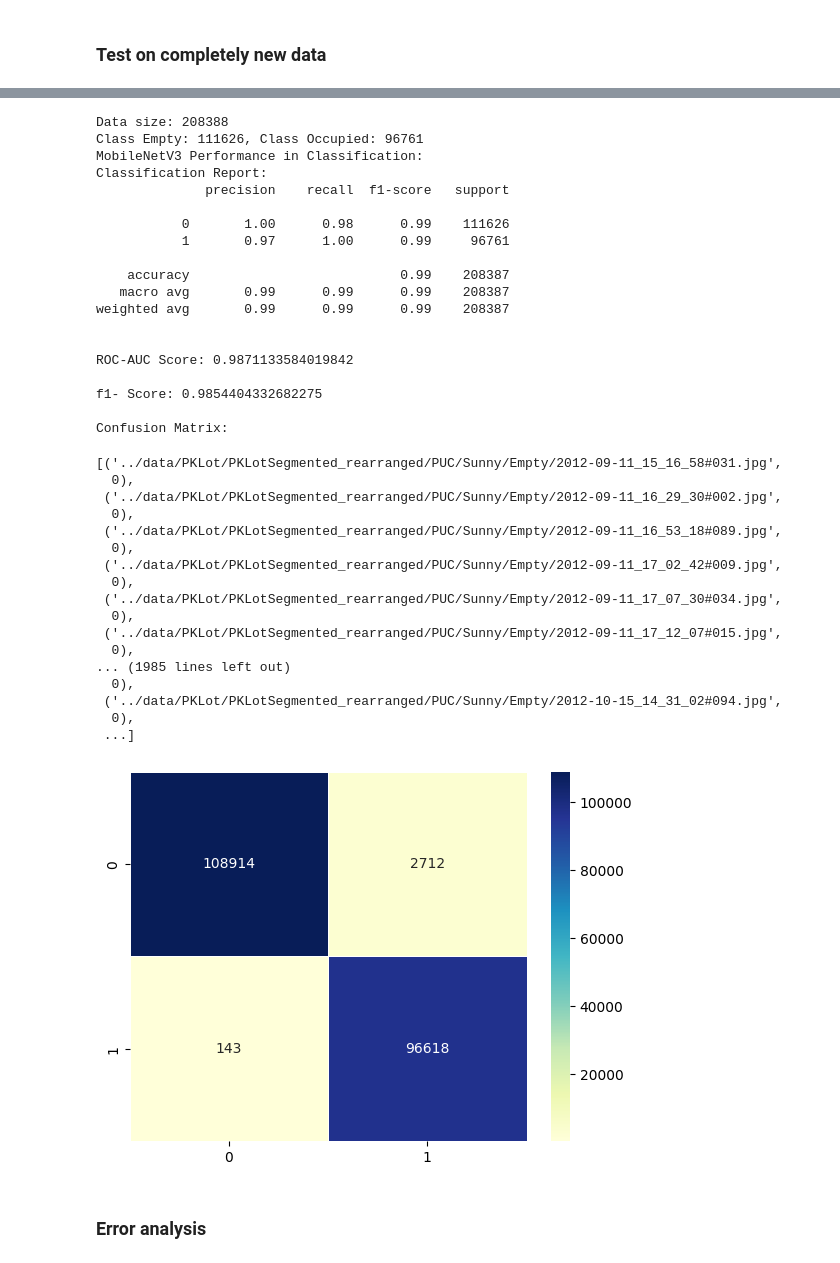
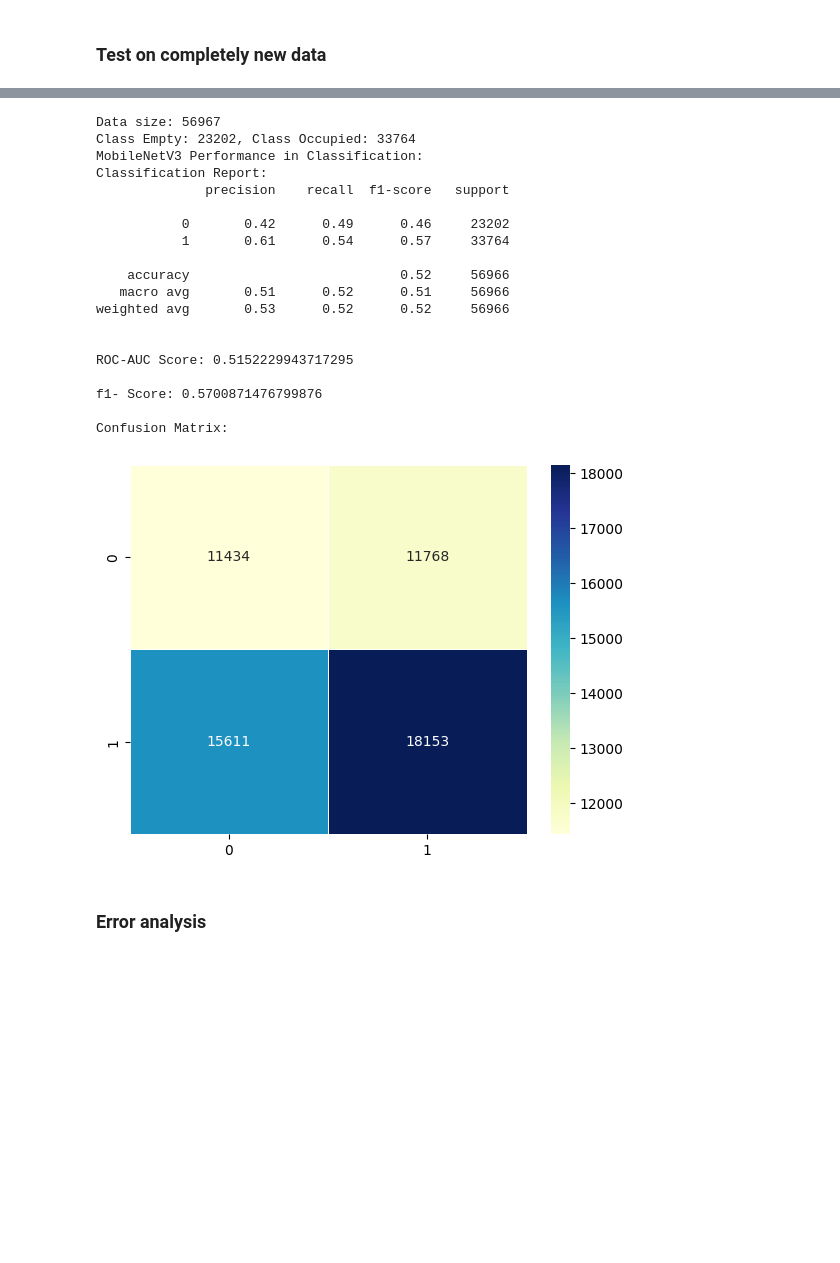
Before and after one commit to maxivmn/pklot, a Jupyter notebook: notebooks/classification.ipynb, the cells around one changed output, grey strips where cells are left out. Cells and saved outputs as stored; diff of their text form; code cells hidden in the pictures; blank space fills up the shorter version.

```diff
--- a/notebooks/classification.ipynb
+++ b/notebooks/classification.ipynb
@@ -721,9 +730,9 @@ len(all_labels)
 # %% [markdown]
 ### Test on completely new data
 # %%
-loaded_model = models.mobilenet_v3_small()
+loaded_model = models.mobilenet_v3_large()
 loaded_model.classifier[3] = nn.Linear(loaded_model.classifier[3].in_features, 2)
-loaded_model.load_state_dict(torch.load('../models/mobilenetv3_small_0.5mixed_states.pth'))
+loaded_model.load_state_dict(torch.load('../models/mobilenetv3_large_0.5sunny_states.pth'))
 loaded_model.eval()
 # %% [output]
 MobileNetV3(
@@ -776,46 +785,29 @@ Confusion Matrix:
 # %%
 #model._get_name()
 # Test script with trained model on rainy data (7959 pics) needs 13s.Trafo: Resize and normalize.
 # Script without using GPU doesn't work for the model that comes out from training. Only works if I load the model. Why?
-test_on_new_data(loaded_model, destpath_dic['PUC_sunny'])
+misclassified = test_on_new_data(loaded_model, destpath_dic['PUC_cloudy'])
 # %% [output]
-Data size: 208388
-Class Empty: 111626, Class Occupied: 96761
+Data size: 56967
+Class Empty: 23202, Class Occupied: 33764
 MobileNetV3 Performance in Classification:
 Classification Report:
               precision    recall  f1-score   support
 
-           0       1.00      0.98      0.99    111626
-           1       0.97      1.00      0.99     96761
+           0       0.42      0.49      0.46     23202
+           1       0.61      0.54      0.57     33764
 
-    accuracy                           0.99    208387
-   macro avg       0.99      0.99      0.99    208387
-weighted avg       0.99      0.99      0.99    208387
+    accuracy                           0.52     56966
+   macro avg       0.51      0.52      0.51     56966
+weighted avg       0.53      0.52      0.52     56966
 
 
-ROC-AUC Score: 0.9871133584019842
+ROC-AUC Score: 0.5152229943717295
 
-f1- Score: 0.9854404332682275
+f1- Score: 0.5700871476799876
 
 Confusion Matrix:
-[('../data/PKLot/PKLotSegmented_rearranged/PUC/Sunny/Empty/2012-09-11_15_16_58#031.jpg',
-  0),
- ('../data/PKLot/PKLotSegmented_rearranged/PUC/Sunny/Empty/2012-09-11_16_29_30#002.jpg',
-  0),
- ('../data/PKLot/PKLotSegmented_rearranged/PUC/Sunny/Empty/2012-09-11_16_53_18#089.jpg',
-  0),
- ('../data/PKLot/PKLotSegmented_rearranged/PUC/Sunny/Empty/2012-09-11_17_02_42#009.jpg',
-  0),
- ('../data/PKLot/PKLotSegmented_rearranged/PUC/Sunny/Empty/2012-09-11_17_07_30#034.jpg',
-  0),
- ('../data/PKLot/PKLotSegmented_rearranged/PUC/Sunny/Empty/2012-09-11_17_12_07#015.jpg',
-  0),
-... (1985 lines left out)
-  0),
- ('../data/PKLot/PKLotSegmented_rearranged/PUC/Sunny/Empty/2012-10-15_14_31_02#094.jpg',
-  0),
- ...]
-[figure, old version]
+[figure, new version]
 # %% [markdown]
 ### Error analysis
 # %%
```
Also changed, not shown: parts of 10 cells of this notebook.
